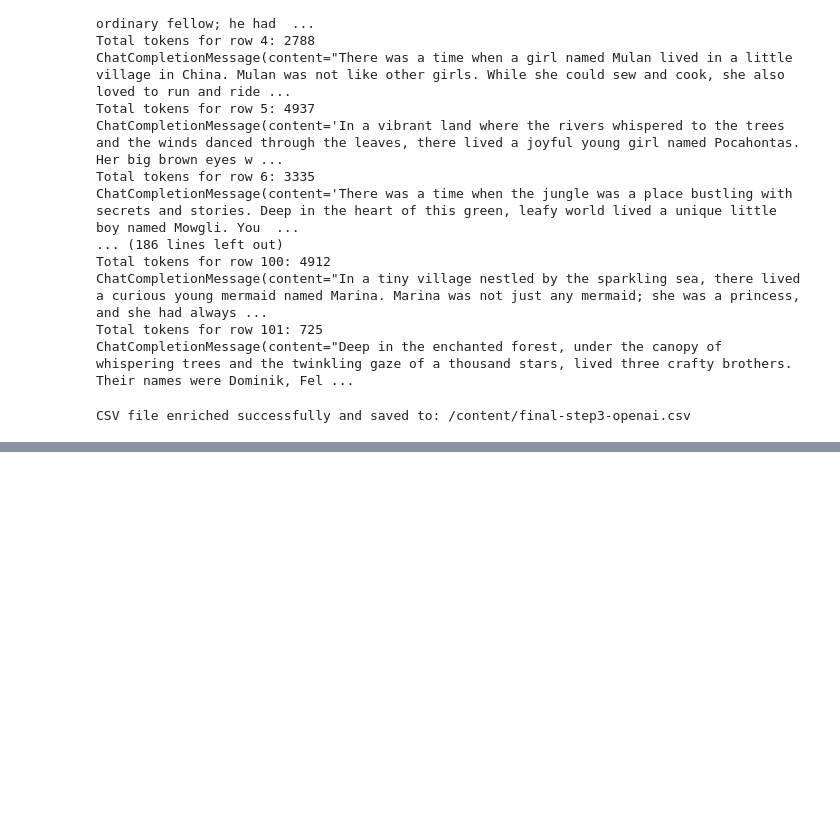
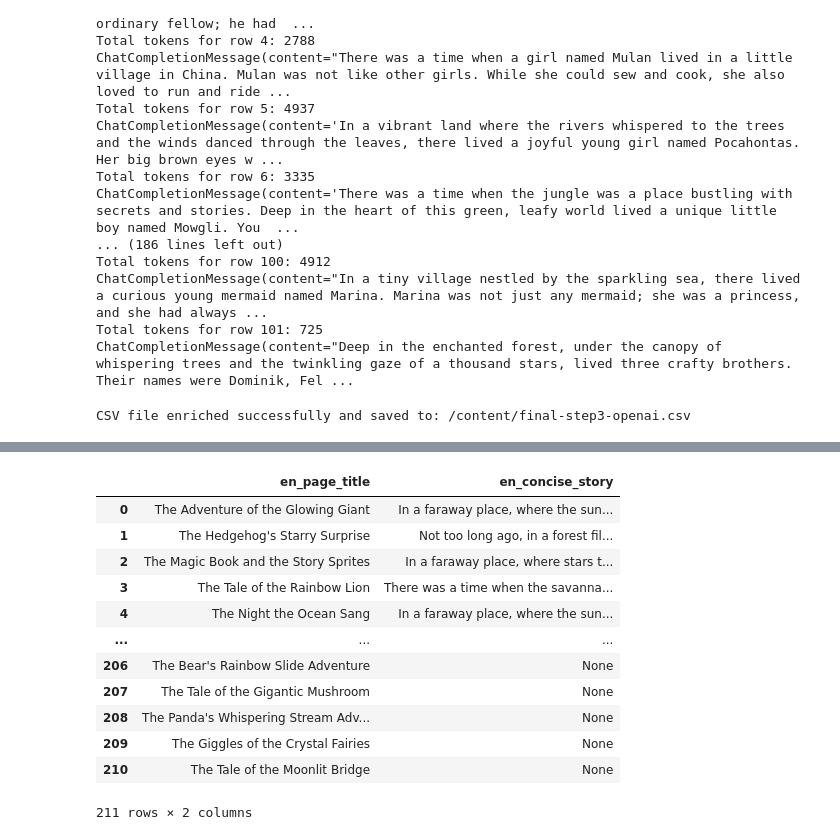
Before and after one commit to tvbv/ConsumerEdgeHackaton, a Jupyter notebook: Data_extraction_wiki.ipynb, the cells around one changed output, grey strips where cells are left out. Drawn from its saved outputs; the diff is of its cells as text; code cells hidden in the pictures; blank space fills up the shorter version.

Commit message:
(1) Raw data FR, EN (2) Quality story telling data (3) Data augmentation (4) Finetuning (cf Ali)

```diff
--- a/Data_extraction_wiki.ipynb
+++ b/Data_extraction_wiki.ipynb
@@ -1177,0 +1565,24 @@ CSV file enriched successfully and saved to: /content/final-step3-openai.csv
+# %%
+# Check if we have fewer summaries than the number of rows in the DataFrame
+if len(en_summaries) < len(new_df):
+    # Add `None` for the rows that don't have summaries
+    en_summaries.extend([None] * (len(new_df) - len(en_summaries)))
+
+# Assign summaries to the DataFrame
+new_df["en_concise_story"] = en_summaries
+# %%
+new_df
+# %% [output]
+|  | en_page_title | en_concise_story |
+| 0 | The Adventure of the Glowing Giant | In a faraway place, where the sun... |
+| 1 | The Hedgehog's Starry Surprise | Not too long ago, in a forest fil... |
+| 2 | The Magic Book and the Story Sprites | In a faraway place, where stars t... |
+| 3 | The Tale of the Rainbow Lion | There was a time when the savanna... |
+| 4 | The Night the Ocean Sang | In a faraway place, where the sun... |
+| ... | ... | ... |
+| 206 | The Bear's Rainbow Slide Adventure | None |
+| 207 | The Tale of the Gigantic Mushroom | None |
+| 208 | The Panda's Whispering Stream Adv... | None |
+| 209 | The Giggles of the Crystal Fairies | None |
+| 210 | The Tale of the Moonlit Bridge | None |
+211 rows × 2 columns
```
Also changed, not shown: parts of 58 cells of this notebook.
